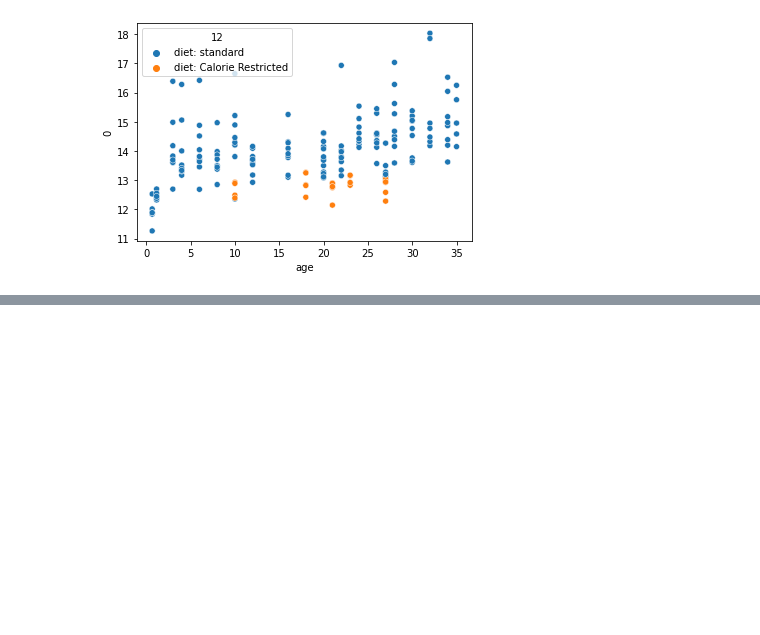
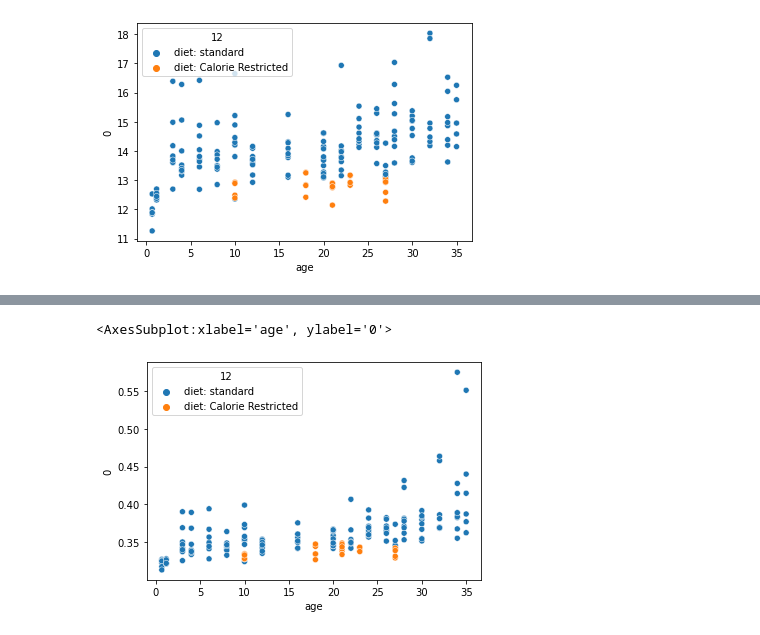
Before and after one commit to moqri/aging_2021, a Jupyter notebook: meth/mice2.ipynb, the cells around one changed output, grey strips where cells are left out. Cells and saved outputs as stored; diff of their text form; code cells hidden in the pictures; blank space fills up the shorter version.

```diff
--- a/meth/mice2.ipynb
+++ b/meth/mice2.ipynb
@@ -77,0 +98,7 @@ sns.scatterplot(data=dg[dg[0]<20],x='age',y=0,hue=12)
+# %%
+ss=df.loc[mez.index].mean()/df[~df.index.isin(mez.index)].mean()
+dg=pd.concat([ss,meta[[12,'age']].loc[df.columns]],1)
+sns.scatterplot(data=dg,x='age',y=0,hue=12)
+# %% [output]
+<AxesSubplot:xlabel='age', ylabel='0'>
+[figure, added]
```
Also changed, not shown: parts of 27 cells of this notebook, 3 other files.
